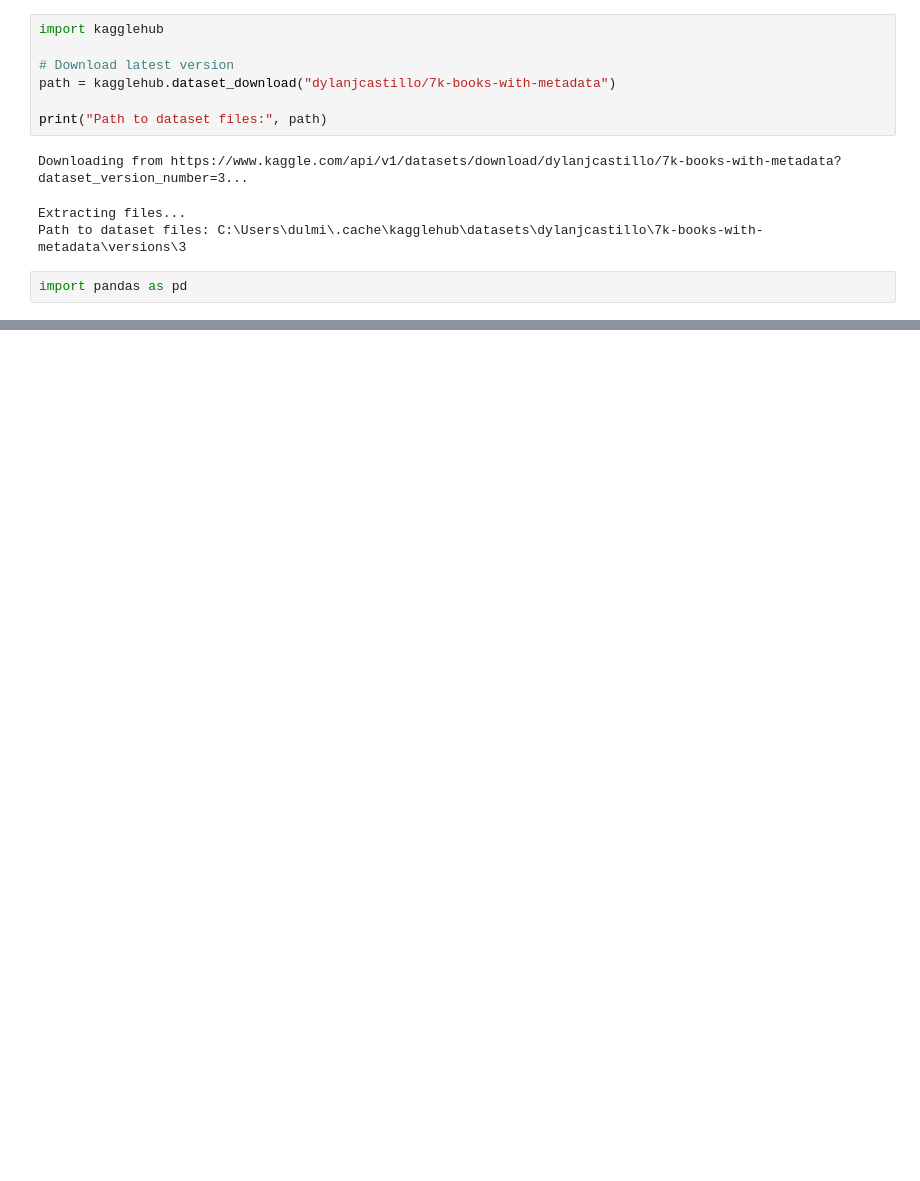
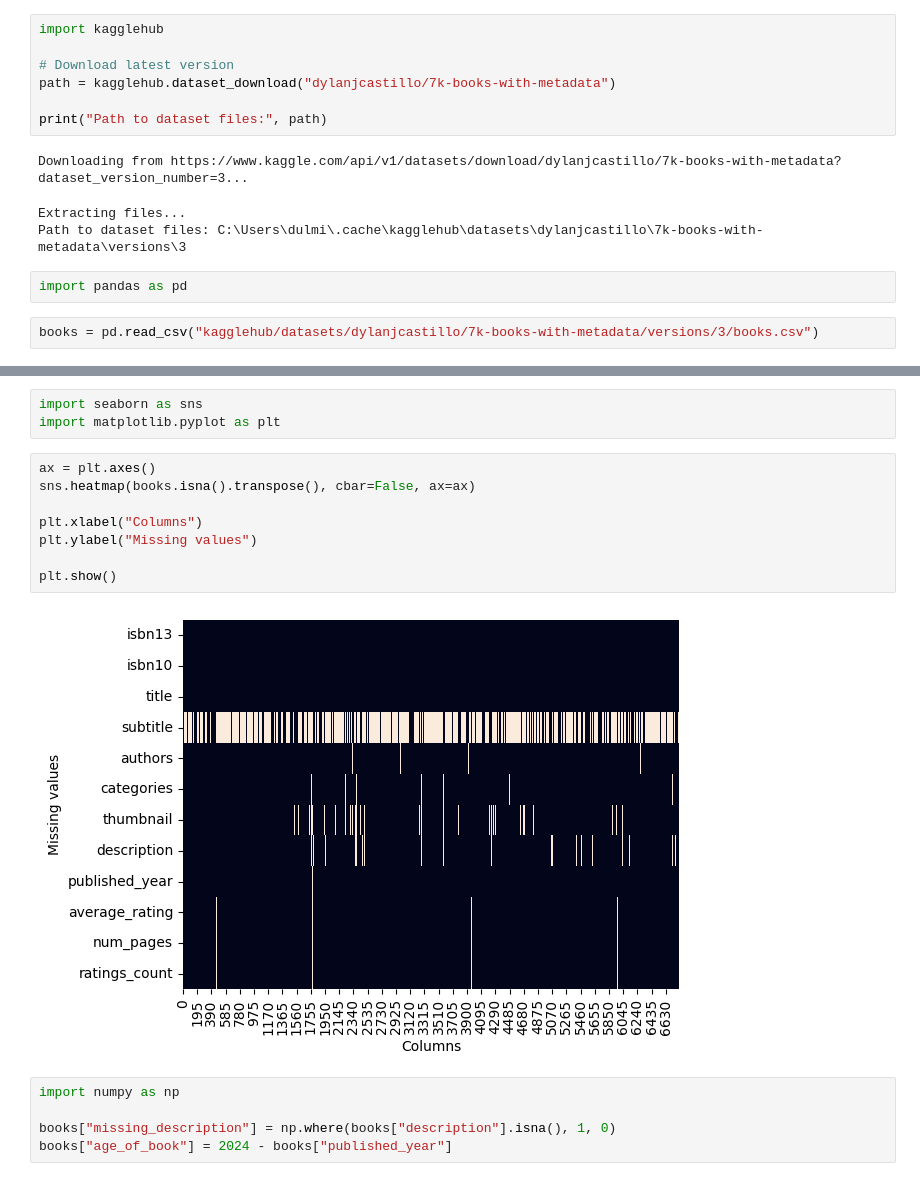
Before and after one commit to dulminahxxx/book-recommender, a Jupyter notebook: data-exploration.ipynb, the cells around one changed output, grey strips where cells are left out. Saved outputs shown, nothing was run; the diff lists cells and outputs as text; blank space fills up the shorter version.

```diff
--- a/data-exploration.ipynb
+++ b/data-exploration.ipynb
@@ -11,3 +11,5 @@ Extracting files...
 Path to dataset files: C:\Users\dulmi\.cache\kagglehub\datasets\dylanjcastillo\7k-books-with-metadata\versions\3
 # %%
 import pandas as pd
+# %%
+books = pd.read_csv("kagglehub/datasets/dylanjcastillo/7k-books-with-metadata/versions/3/books.csv")
@@ -13,0 +32,18 @@ import pandas as pd
+# %%
+import seaborn as sns
+import matplotlib.pyplot as plt
+# %%
+ax = plt.axes()
+sns.heatmap(books.isna().transpose(), cbar=False, ax=ax)
+
+plt.xlabel("Columns")
+plt.ylabel("Missing values")
+
+plt.show()
+# %% [output]
+[figure, added]
+# %%
+import numpy as np
+
+books["missing_description"] = np.where(books["description"].isna(), 1, 0)
+books["age_of_book"] = 2024 - books["published_year"]
```
Also changed, not shown: parts of 9 cells of this notebook.
